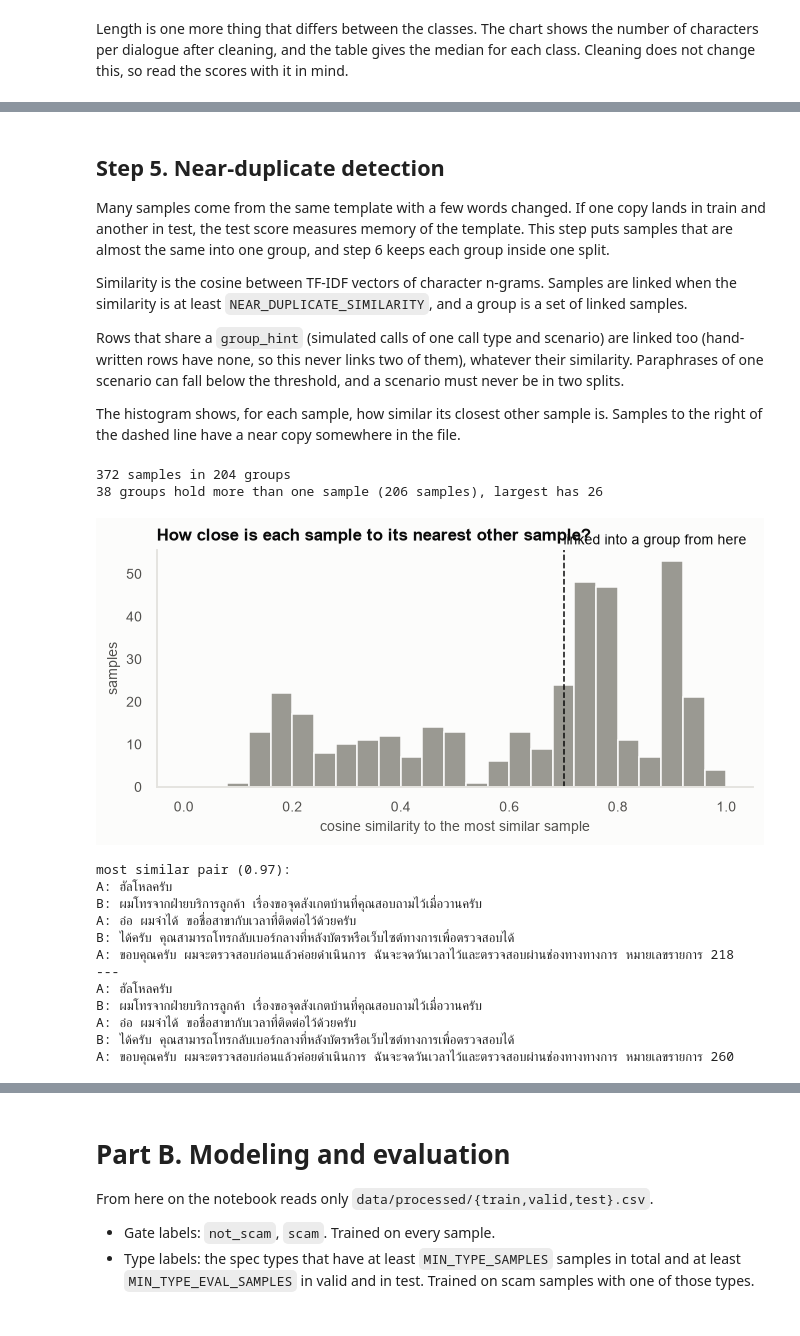
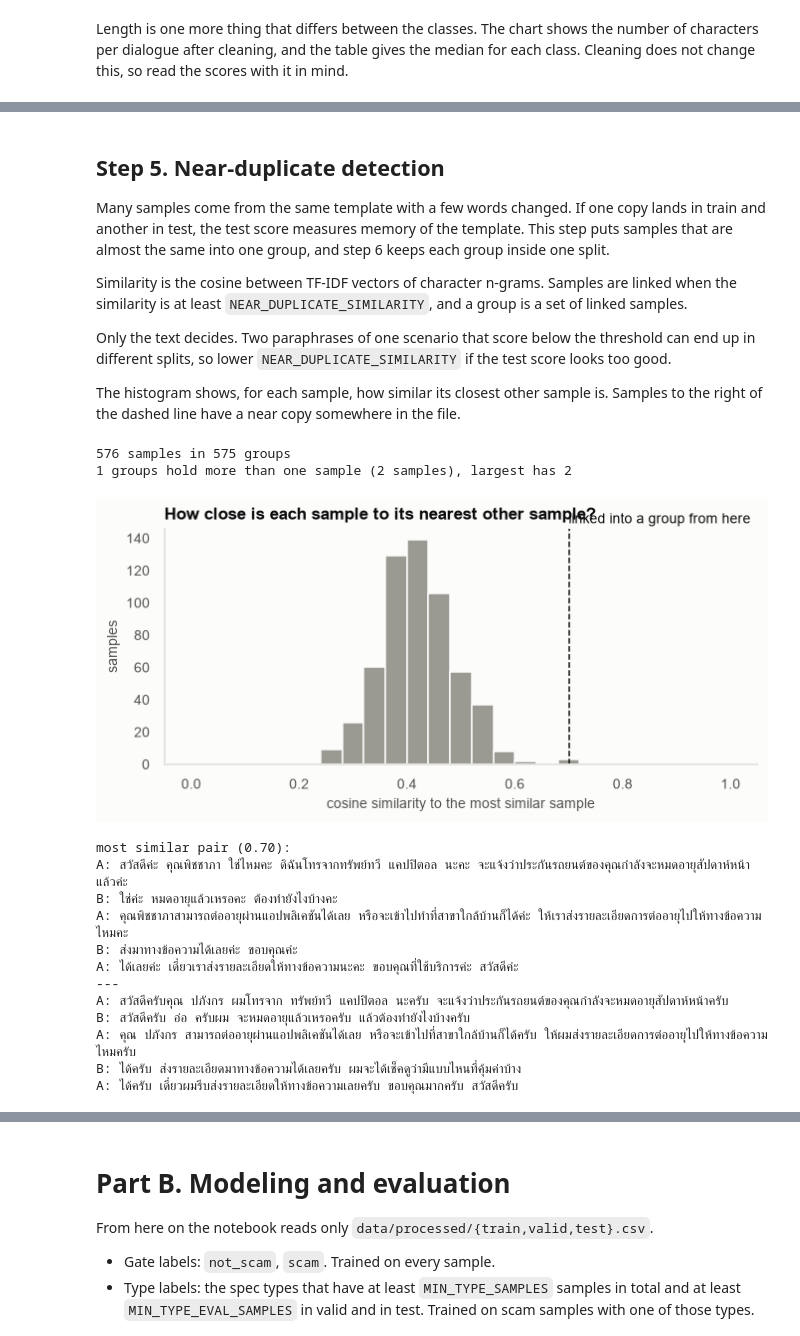
Before and after one commit to ZenithGeeks/Callas, a Jupyter notebook: notebooks/scam_classifier_phayathaibert.ipynb, the cells around one changed output, grey strips where cells are left out. Drawn from its saved outputs; the diff is of its cells as text; code cells hidden in the pictures.

```diff
--- a/notebooks/scam_classifier_phayathaibert.ipynb
+++ b/notebooks/scam_classifier_phayathaibert.ipynb
@@ -378,17 +414,13 @@ never appear at run time, so the model should not train on them.
 from nlp_core.text import normalize_text
 
 
-def clean_turns_mapped(dialogue: str) -> tuple[list[tuple[str, str]], list[int]]:
-    """Return ([(role, text), ...], where). Notes and narration are removed, and where[i] is
-    the index in the cleaned turns of the i-th turn as written."""
+def clean_turns_mapped(raw_turns: list[tuple[str, str]]) -> tuple[list[tuple[str, str]], list[int]]:
+    """Return ([(role, text), ...], where). Notes are removed, the text is normalized, and
+    where[i] is the index in the cleaned turns of the i-th turn as written."""
     turns: list[tuple[str, str]] = []
     where: list[int] = []
-    for role, text in parse_dialogue(dialogue):
-        text = BRACKET_NOTE.sub(" ", text)
-        text = STAGE_NOTE.sub(" ", text)
-        text = normalize_text(text)
-        if role == "caller":
-            text = normalize_text(NARRATION.sub(" ", text))
+    for role, text in raw_turns:
+        text = normalize_text(STAGE_NOTE.sub(" ", BRACKET_NOTE.sub(" ", text)))
         if not text:
             where.append(len(turns))  # an emptied turn: the next kept turn takes its place
             continue
@@ -400,8 +432,8 @@ def clean_turns_mapped(dialogue: str) -> tuple[list[tuple[str, str]], list[int]]
     return turns, where
 
 
-def clean_turns(dialogue: str) -> list[tuple[str, str]]:
-    return clean_turns_mapped(dialogue)[0]
+def clean_turns(raw_turns: list[tuple[str, str]]) -> list[tuple[str, str]]:
+    return clean_turns_mapped(raw_turns)[0]
 
 
 def clean_start(start, where: list[int]):
@@ -429,7 +461,7 @@ def render(turns: list[dict]) -> str:
 
 
 df = raw.copy()
-cleaned = df["dialogue"].map(clean_turns_mapped)
+cleaned = df["turns"].map(clean_turns_mapped)
 df["speaker_turns"] = cleaned.map(lambda c: speaker_turns(c[0]))
 df["scam_start_clean"] = pd.Series(
     [clean_start(s, c[1]) for s, c in zip(df["scam_start_turn"], cleaned, strict=True)],
@@ -438,8 +470,5 @@ df["scam_start_clean"] = pd.Series(
 )
 df["text"] = df["speaker_turns"].map(render)
 
-marked = checks.index[checks["narration"] & checks["hang-up note"]]
-example = marked[0] if len(marked) else raw.index[0]
-print("BEFORE\n" + raw.loc[example, "dialogue"])
-print("\nAFTER\n" + df.loc[example, "text"])
+print(f"{df['call_id'].iat[0]} as the model sees it:\n" + df["text"].iat[0])
 # %% [output]
@@ -463,8 +487,7 @@ stay. Read them if the count jumps: it can also mean narration that the rule mis
 after = pd.DataFrame(
     {
         "bracket left": df["text"].str.contains(r"[\[\]]"),
-        "role tag left": df["text"].str.contains(ROLE_TAG_LEFT),
-        "label name left": df["text"].str.contains(LABEL_NAMES),
+        "word that names a label": df["text"].str.contains(LABEL_WORDS),
         "fewer than 2 turns": df["speaker_turns"].map(len) < 2,
     }
 )
@@ -472,14 +495,10 @@ print(after.sum().to_string())
 
 failed = after.any(axis=1)
 if failed.any():
-    print(f"\ndropped {failed.sum()} samples that failed a check:")
-    print(df.loc[failed, "dialogue"].str.slice(0, 120).to_string())
+    print(f"\ndropped {failed.sum()} calls that failed a check:")
+    print(df.loc[failed, ["call_id", "text"]].assign(text=df["text"].str.slice(0, 100)).to_string())
 df = df[~failed].reset_index(drop=True)
-assert len(df), "no sample passed the cleaning checks"
+assert len(df), "no call passed the cleaning checks"
 
 print(f"\n{len(df)} samples left")
-print(
-    f"samples that still use the word {CALLER_TAG}:",
-    int(df["text"].str.contains(CALLER_TAG, regex=False).sum()),
-)
 # %% [output]
@@ -671,9 +793,8 @@ almost the same into one group, and step 6 keeps each group inside one split.
 Similarity is the cosine between TF-IDF vectors of character n-grams. Samples are linked when
 the similarity is at least `NEAR_DUPLICATE_SIMILARITY`, and a group is a set of linked samples.
 
-Rows that share a `group_hint` (simulated calls of one call type and scenario) are linked
-too (hand-written rows have none, so this never links two of them), whatever their similarity. Paraphrases of one scenario can fall below the threshold, and
-a scenario must never be in two splits.
+Only the text decides. Two paraphrases of one scenario that score below the threshold can end
+up in different splits, so lower `NEAR_DUPLICATE_SIMILARITY` if the test score looks too good.
 
 The histogram shows, for each sample, how similar its closest other sample is. Samples to the right
 of the dashed line have a near copy somewhere in the file.
@@ -690,53 +811,50 @@ similarity = (vectors @ vectors.T).toarray()
 np.fill_diagonal(similarity, 0.0)
 
 linked = similarity >= NEAR_DUPLICATE_SIMILARITY
-hint = df["group_hint"].to_numpy(dtype=object)
-has_hint = (df["group_hint"].notna() & (df["source"] != ORIGINAL_SOURCE)).to_numpy()
-linked |= (hint[:, None] == hint[None, :]) & has_hint[:, None] & has_hint[None, :]
 n_groups, df["group"] = connected_components(csr_matrix(linked), directed=False)
 sizes = df["group"].value_counts()
 print(f"{len(df)} samples in {n_groups} groups")
 print(
     f"{(sizes > 1).sum()} groups hold more than one sample ({sizes[sizes > 1].sum()} samples), largest has {sizes.max()}"
 )
 
 fig, ax = plt.subplots(figsize=(7, 2.8))
 ax.hist(
     similarity.max(axis=1), bins=25, range=(0, 1), color=NEUTRAL, edgecolor=SURFACE, linewidth=1
 )
 ax.axvline(NEAR_DUPLICATE_SIMILARITY, color=INK, linestyle="--", linewidth=1)
 ax.text(
     NEAR_DUPLICATE_SIMILARITY,
     1.01,
     "linked into a group from here",
     transform=ax.get_xaxis_transform(),
     color=INK,
     fontsize=9,
     va="bottom",
 )
 ax.set(
     title="How close is each sample to its nearest other sample?",
     xlabel="cosine similarity to the most similar sample",
     ylabel="samples",
 )
 plt.show()
 
 a, b = np.unravel_index(similarity.argmax(), similarity.shape)
 print(f"\nmost similar pair ({similarity[a, b]:.2f}):")
 print(df.loc[a, "text"], "\n---\n" + df.loc[b, "text"])
 # %% [output]
-372 samples in 204 groups
-38 groups hold more than one sample (206 samples), largest has 26
+576 samples in 575 groups
+1 groups hold more than one sample (2 samples), largest has 2
-[figure, old version]
+[figure, new version]
-most similar pair (0.97):
-A: ฮัลโหลครับ
-B: ผมโทรจากฝ่ายบริการลูกค้า เรื่องขอจุดสังเกตบ้านที่คุณสอบถามไว้เมื่อวานครับ
-A: อ๋อ ผมจำได้ ขอชื่อสาขากับเวลาที่ติดต่อไว้ด้วยครับ
-B: ได้ครับ คุณสามารถโทรกลับเบอร์กลางที่หลังบัตรหรือเว็บไซต์ทางการเพื่อตรวจสอบได้
-A: ขอบคุณครับ ผมจะตรวจสอบก่อนแล้วค่อยดำเนินการ ฉันจะจดวันเวลาไว้และตรวจสอบผ่านช่องทางทางการ หมายเลขรายการ 218
+most similar pair (0.70):
+A: สวัสดีค่ะ คุณพิชชาภา ใช่ไหมคะ ดิฉันโทรจากทรัพย์ทวี แคปปิตอล นะคะ จะแจ้งว่าประกันรถยนต์ของคุณกำลังจะหมดอายุสัปดาห์หน้าแล้วค่ะ
+B: ใช่ค่ะ หมดอายุแล้วเหรอคะ ต้องทำยังไงบ้างคะ
+A: คุณพิชชาภาสามารถต่ออายุผ่านแอปพลิเคชันได้เลย หรือจะเข้าไปทำที่สาขาใกล้บ้านก็ได้ค่ะ ให้เราส่งรายละเอียดการต่ออายุไปให้ทางข้อความไหมคะ
+B: ส่งมาทางข้อความได้เลยค่ะ ขอบคุณค่ะ
+A: ได้เลยค่ะ เดี๋ยวเราส่งรายละเอียดให้ทางข้อความนะคะ ขอบคุณที่ใช้บริการค่ะ สวัสดีค่ะ
 ---
-A: ฮัลโหลครับ
-B: ผมโทรจากฝ่ายบริการลูกค้า เรื่องขอจุดสังเกตบ้านที่คุณสอบถามไว้เมื่อวานครับ
-A: อ๋อ ผมจำได้ ขอชื่อสาขากับเวลาที่ติดต่อไว้ด้วยครับ
-B: ได้ครับ คุณสามารถโทรกลับเบอร์กลางที่หลังบัตรหรือเว็บไซต์ทางการเพื่อตรวจสอบได้
-A: ขอบคุณครับ ผมจะตรวจสอบก่อนแล้วค่อยดำเนินการ ฉันจะจดวันเวลาไว้และตรวจสอบผ่านช่องทางทางการ หมายเลขรายการ 260
+A: สวัสดีครับคุณ ปภังกร ผมโทรจาก ทรัพย์ทวี แคปปิตอล นะครับ จะแจ้งว่าประกันรถยนต์ของคุณกำลังจะหมดอายุสัปดาห์หน้าครับ
+B: สวัสดีครับ อ๋อ ครับผม จะหมดอายุแล้วเหรอครับ แล้วต้องทำยังไงบ้างครับ
+A: คุณ ปภังกร สามารถต่ออายุผ่านแอปพลิเคชันได้เลย หรือจะเข้าไปที่สาขาใกล้บ้านก็ได้ครับ ให้ผมส่งรายละเอียดการต่ออายุไปให้ทางข้อความไหมครับ
+B: ได้ครับ ส่งรายละเอียดมาทางข้อความได้เลยครับ ผมจะได้เช็คดูว่ามีแบบไหนที่คุ้มค่าบ้าง
+A: ได้ครับ เดี๋ยวผมรีบส่งรายละเอียดให้ทางข้อความเลยครับ ขอบคุณมากครับ สวัสดีครับ
```
Also changed, not shown: parts of 49 cells of this notebook.
